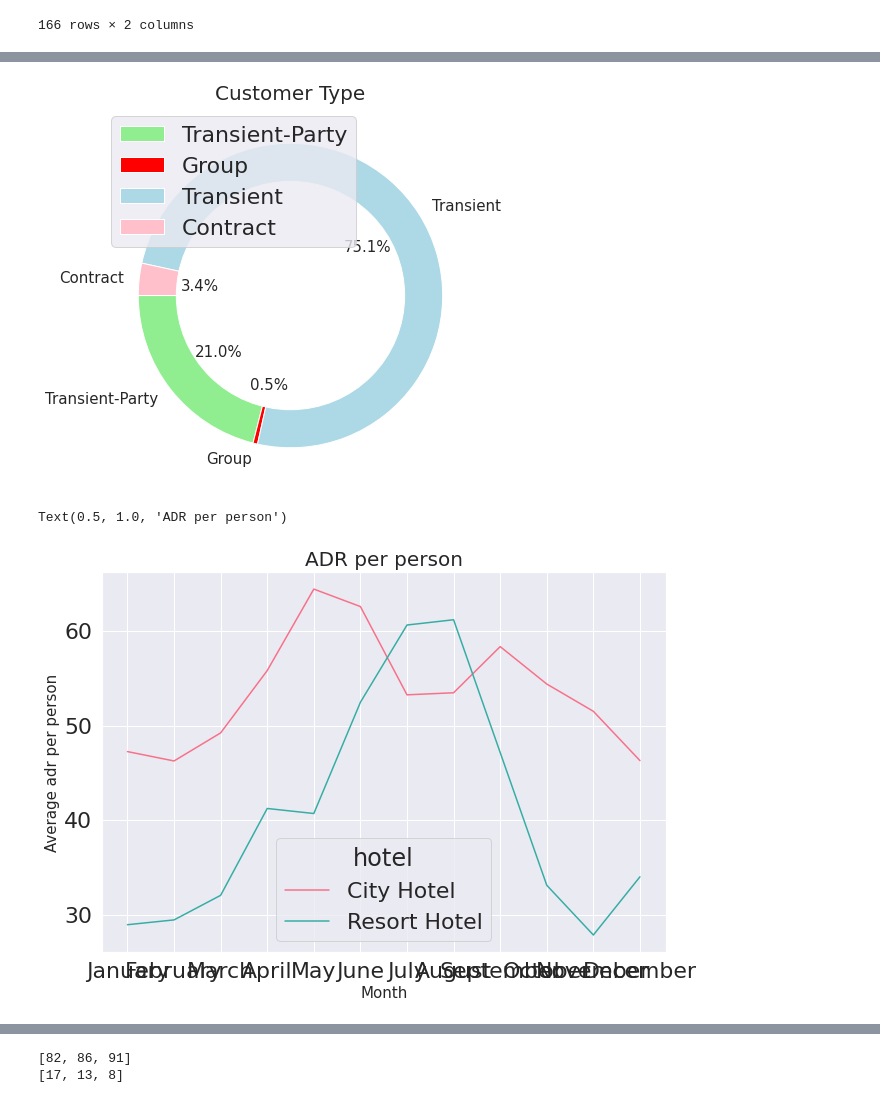
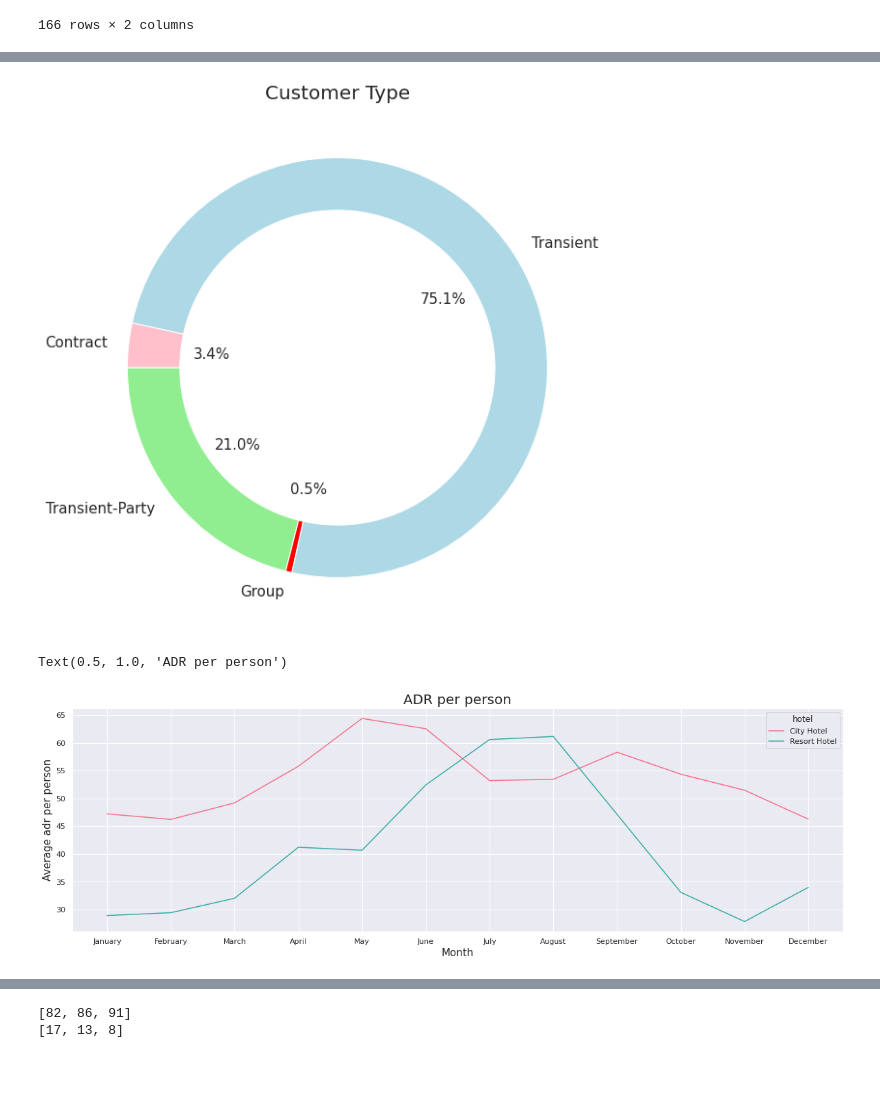
Before and after one commit to Sriharish19/EDA-Hotel-Booking-Capstone-Project-1, a Jupyter notebook: SH_Hotel_Booking_Capstone_Project.ipynb, the cells around one changed output, grey strips where cells are left out. Cells and saved outputs as stored; diff of their text form; code cells hidden in the pictures; blank space fills up the shorter version.

```diff
--- a/SH_Hotel_Booking_Capstone_Project.ipynb
+++ b/SH_Hotel_Booking_Capstone_Project.ipynb
@@ -420,10 +423,10 @@ dy=['City Hotel','Resort Hotel']
 
 width_of_hotel_types =0.5
 yy=df['hotel'].value_counts().tolist()
+plt.figure(figsize = (10,7))
 plt.bar(dy,yy,width_of_hotel_types,color = 'crimson',label='successful bookings')
 plt.bar(dy,dx[1::2],width_of_hotel_types,color = 'gold',label='cancelled bookings')
 plt.title('Overview of cancelled bookings ')
 plt.legend()
-plt.rcParams['figure.figsize']=(9,7)
 plt.show()
 # %% [output]
@@ -511,21 +514,22 @@ fig.show()
 # %%
 # Plotting customer type using plotly----Pie chart
 ee=df.loc[:,['customer_type']].groupby(['customer_type']).size().reset_index()
 ee.rename({0:'count'},axis=1,inplace=True)
 ff=ee.iloc[[3,1,2,0],[1,0]]
 
 #pie plotting
+plt.figure(figsize = (10,10))
 plt.pie(ff['count']  ,labels=ff['customer_type'],colors=['lightgreen','red','lightblue','pink'],radius=1,startangle=180,textprops={'fontsize': 15},
         autopct='%0.1f%%')
-plt.legend(loc='upper left')
+#plt.legend(loc='upper left')
 plt.title('Customer Type',fontsize = 20)
 
 #donut
 cir=plt.Circle(xy=(0,0) , radius=0.75, facecolor='white')
 plt.gca().add_artist(cir)
 plt.show()
 # %% [output]
-[figure, old version]
+[figure, new version]
 # %%
 # Function to convert month(string) to numeber(int)
 
@@ -547,14 +551,13 @@ hh['avg_adr_pp']=hh['adr']/hh['Total_cx']
 ii=hh.sort_values(by='month_number')
 # %%
 #Plotting adr per person for each month in sea born
-
+plt.figure(figsize = (18,6))
 sns.lineplot(data = ii, x = 'arrival_date_month', y = 'avg_adr_pp', hue = 'hotel',palette="husl")
-plt.rcParams['figure.figsize']=(25,7)
 plt.xlabel('Month',fontsize=15)
 plt.ylabel('Average adr per person',fontsize=15)
 plt.title('ADR per person',fontsize=20)
 # %% [output]
 Text(0.5, 1.0, 'ADR per person')
-[figure, old version]
+[figure, new version]
 # %%
 # Numer of bookings with respect to each month
```
Also changed, not shown: parts of 11 cells of this notebook.
